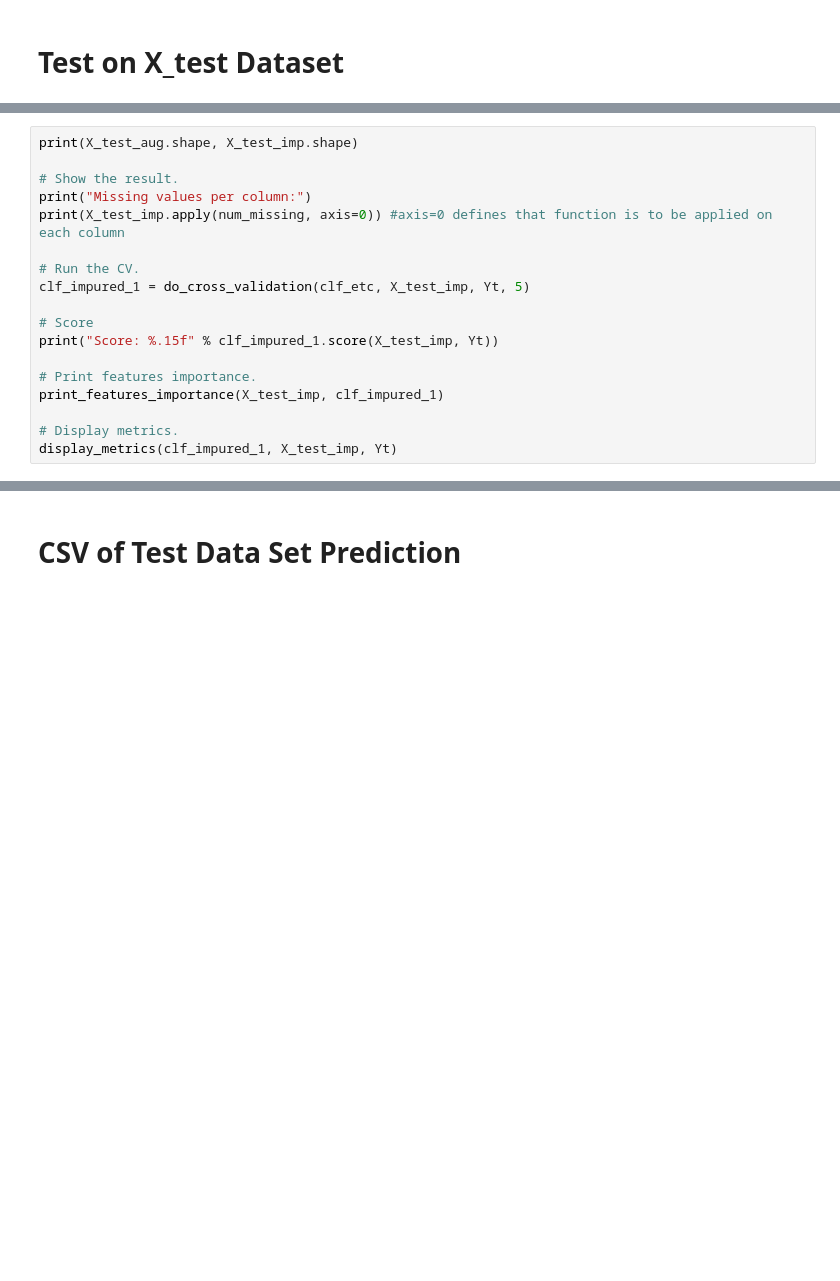
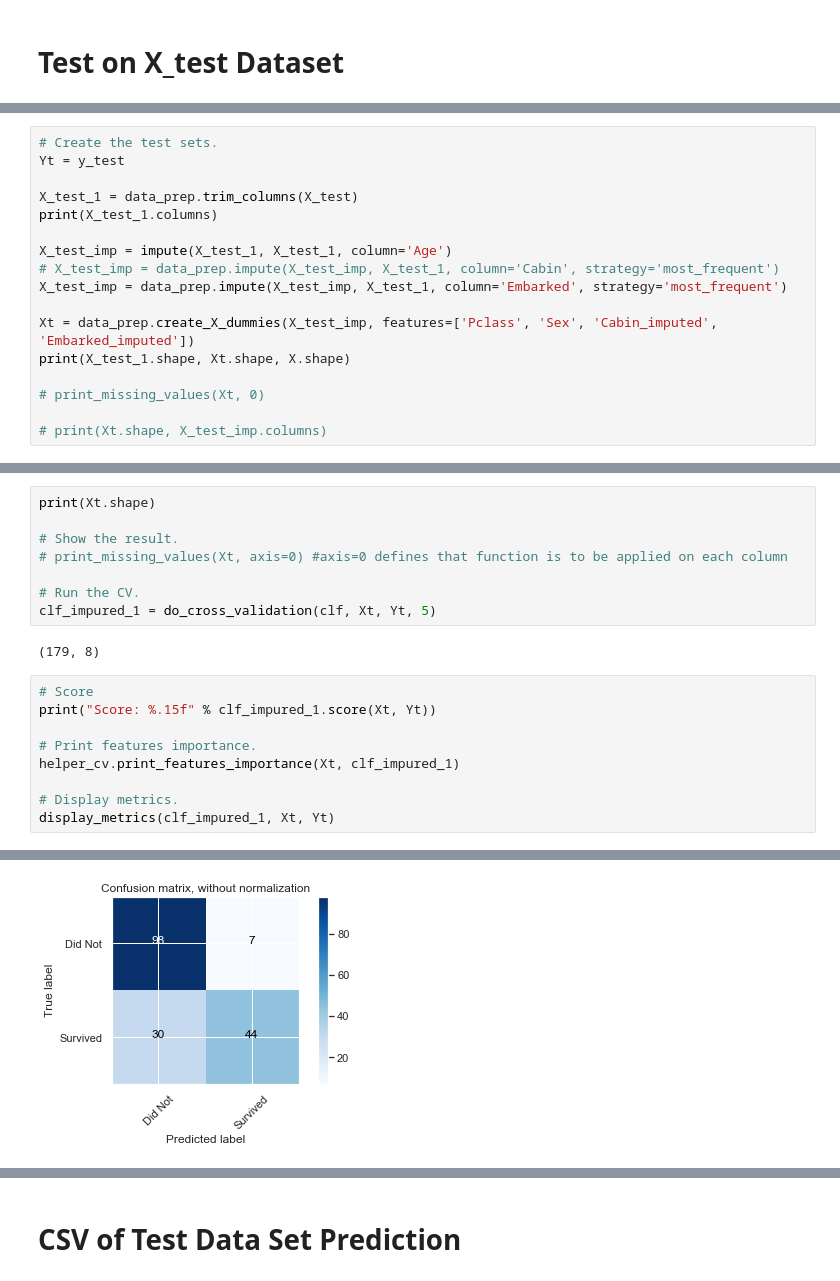
Before and after one commit to itudoben/kaggle-titanic, a Jupyter notebook: src/notebooks/titanic_dataset_survival.ipynb, the cells around one changed output, grey strips where cells are left out. Cells and saved outputs as stored; diff of their text form; blank space fills up the shorter version.

```diff
--- a/src/notebooks/titanic_dataset_survival.ipynb
+++ b/src/notebooks/titanic_dataset_survival.ipynb
@@ -649,0 +665,17 @@ print(X_test_imp.shape, X_test_imp.columns)
+# %%
+# Create the test sets.
+Yt = y_test
+
+X_test_1 = data_prep.trim_columns(X_test)
+print(X_test_1.columns)
+
+X_test_imp = impute(X_test_1, X_test_1, column='Age')
+# X_test_imp = data_prep.impute(X_test_imp, X_test_1, column='Cabin', strategy='most_frequent')
+X_test_imp = data_prep.impute(X_test_imp, X_test_1, column='Embarked', strategy='most_frequent')
+
+Xt = data_prep.create_X_dummies(X_test_imp, features=['Pclass', 'Sex', 'Cabin_imputed', 'Embarked_imputed'])
+print(X_test_1.shape, Xt.shape, X.shape)
+
+# print_missing_values(Xt, 0)
+
+# print(Xt.shape, X_test_imp.columns)
@@ -650,18 +691,20 @@ print(X_test_imp.shape, X_test_imp.columns)
 # %%
-print(X_test_aug.shape, X_test_imp.shape)
+print(Xt.shape)
 
 # Show the result.
-print("Missing values per column:")
-print(X_test_imp.apply(num_missing, axis=0)) #axis=0 defines that function is to be applied on each column
+# print_missing_values(Xt, axis=0) #axis=0 defines that function is to be applied on each column
 
 # Run the CV.
-clf_impured_1 = do_cross_validation(clf_etc, X_test_imp, Yt, 5)
-
-# Score
-print("Score: %.15f" % clf_impured_1.score(X_test_imp, Yt))
-
-# Print features importance.
-print_features_importance(X_test_imp, clf_impured_1)
-
-# Display metrics.
-display_metrics(clf_impured_1, X_test_imp, Yt)
+clf_impured_1 = do_cross_validation(clf, Xt, Yt, 5)
+# %% [output]
+(179, 8)
+# %%
+# Score
+print("Score: %.15f" % clf_impured_1.score(Xt, Yt))
+
+# Print features importance.
+helper_cv.print_features_importance(Xt, clf_impured_1)
+
+# Display metrics.
+display_metrics(clf_impured_1, Xt, Yt)
+# %% [output]
@@ -667,0 +728 @@ display_metrics(clf_impured_1, X_test_imp, Yt)
+[figure, added]
```
Also changed, not shown: parts of 33 cells of this notebook.
